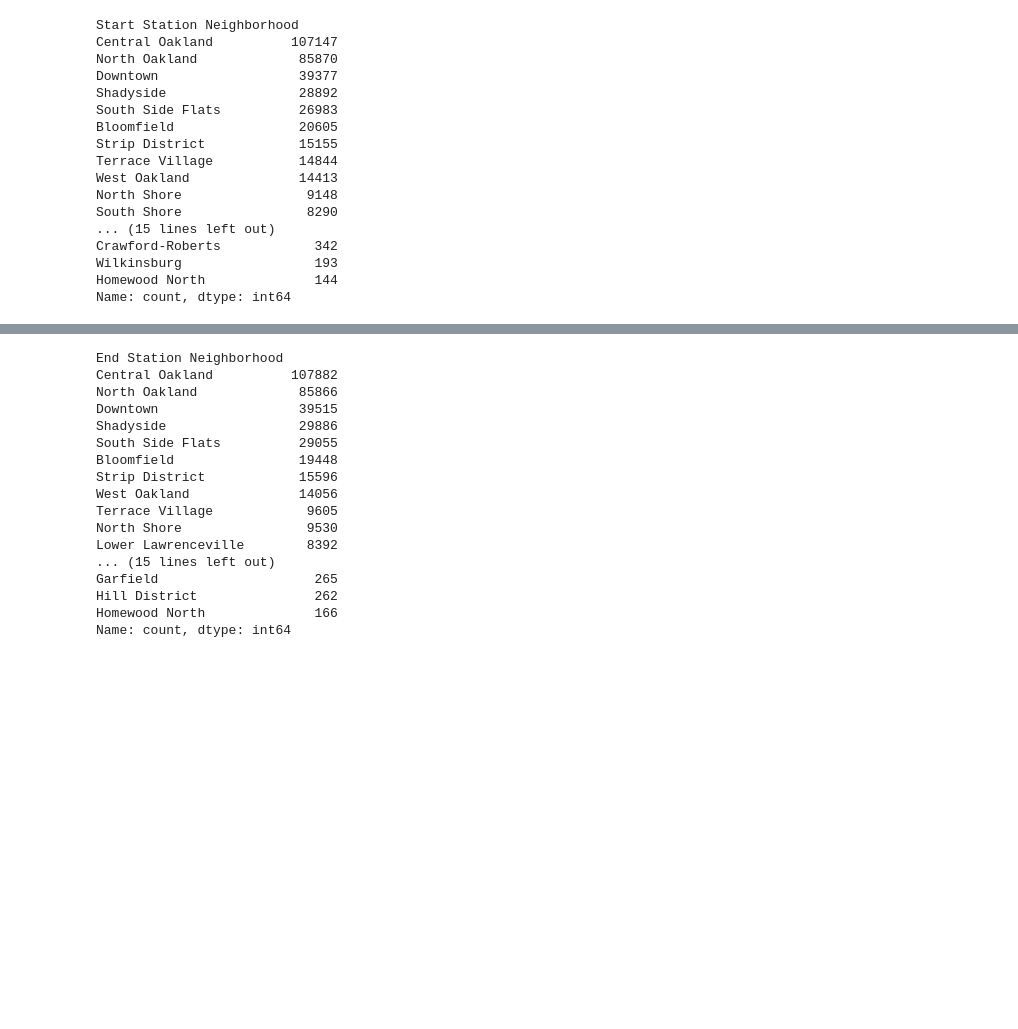
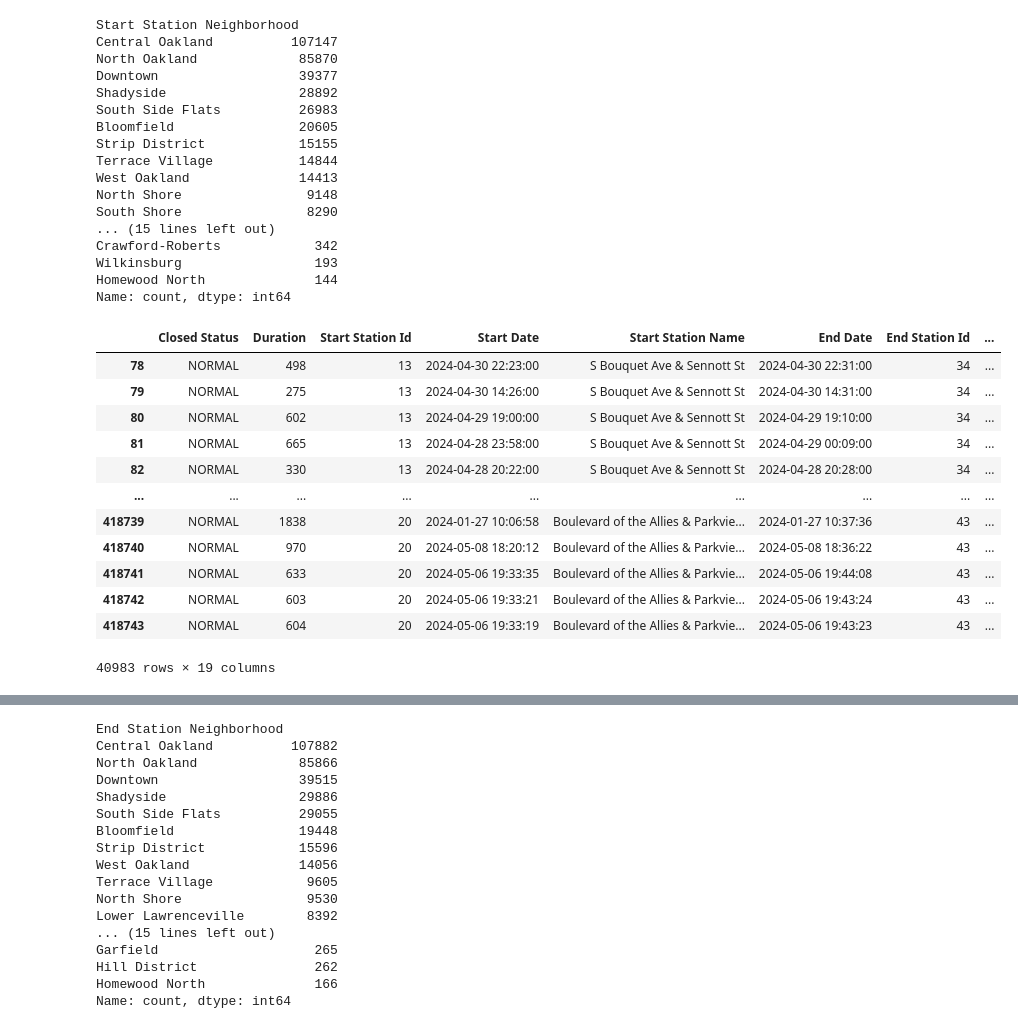
Before and after one commit to BenWSingleton/POGOH_Analysis, a Jupyter notebook: analysis.ipynb, the cells around one changed output, grey strips where cells are left out. Cells and saved outputs as stored; diff of their text form; code cells hidden in the pictures; blank space fills up the shorter version.

```diff
--- a/analysis.ipynb
+++ b/analysis.ipynb
@@ -220,3 +236,19 @@ Crawford-Roberts            342
 Wilkinsburg                 193
 Homewood North              144
 Name: count, dtype: int64
+# %%
+df[(df['Start Station Neighborhood']=='Central Oakland') & (df['Start Date'].dt.year==2024)]
+# %% [output]
+|  | Closed Status | Duration | Start Station Id | Start Date | Start Station Name | End Date | End Station Id | ... |
+| 78 | NORMAL | 498 | 13 | 2024-04-30 22:23:00 | S Bouquet Ave & Sennott St | 2024-04-30 22:31:00 | 34 | ... |
+| 79 | NORMAL | 275 | 13 | 2024-04-30 14:26:00 | S Bouquet Ave & Sennott St | 2024-04-30 14:31:00 | 34 | ... |
+| 80 | NORMAL | 602 | 13 | 2024-04-29 19:00:00 | S Bouquet Ave & Sennott St | 2024-04-29 19:10:00 | 34 | ... |
+| 81 | NORMAL | 665 | 13 | 2024-04-28 23:58:00 | S Bouquet Ave & Sennott St | 2024-04-29 00:09:00 | 34 | ... |
+| 82 | NORMAL | 330 | 13 | 2024-04-28 20:22:00 | S Bouquet Ave & Sennott St | 2024-04-28 20:28:00 | 34 | ... |
+| ... | ... | ... | ... | ... | ... | ... | ... | ... |
+| 418739 | NORMAL | 1838 | 20 | 2024-01-27 10:06:58 | Boulevard of the Allies & Parkvie... | 2024-01-27 10:37:36 | 43 | ... |
+| 418740 | NORMAL | 970 | 20 | 2024-05-08 18:20:12 | Boulevard of the Allies & Parkvie... | 2024-05-08 18:36:22 | 43 | ... |
+| 418741 | NORMAL | 633 | 20 | 2024-05-06 19:33:35 | Boulevard of the Allies & Parkvie... | 2024-05-06 19:44:08 | 43 | ... |
+| 418742 | NORMAL | 603 | 20 | 2024-05-06 19:33:21 | Boulevard of the Allies & Parkvie... | 2024-05-06 19:43:24 | 43 | ... |
+| 418743 | NORMAL | 604 | 20 | 2024-05-06 19:33:19 | Boulevard of the Allies & Parkvie... | 2024-05-06 19:43:23 | 43 | ... |
+40983 rows × 19 columns
```
Also changed, not shown: parts of 5 cells of this notebook.
